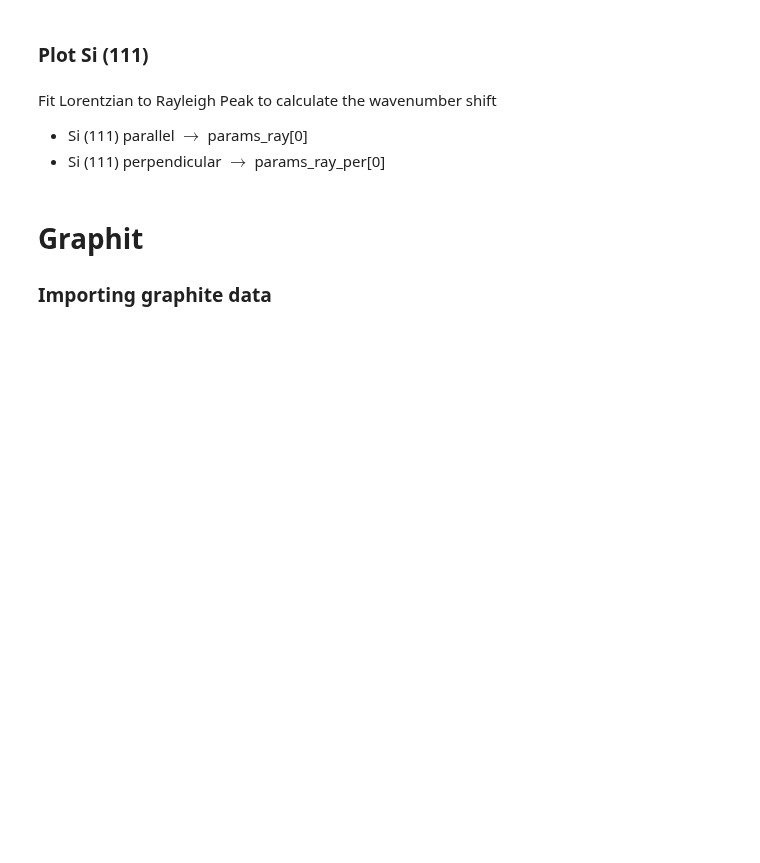
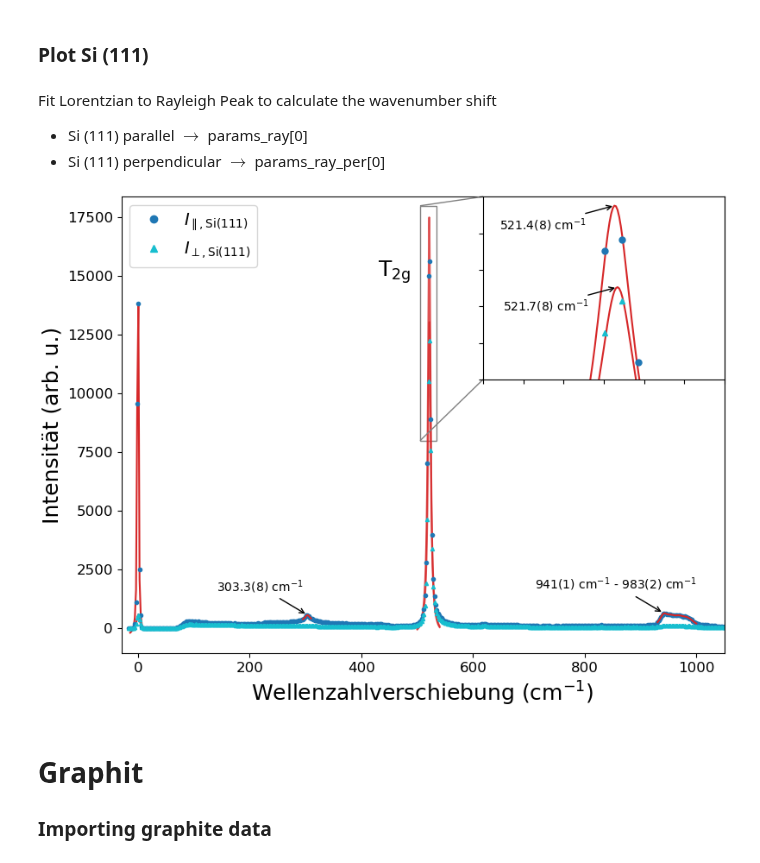
Before and after one commit to phoenixtoash/P60_Auswertung, a Jupyter notebook: notebook.ipynb, the cells around one changed output. Saved outputs shown, nothing was run; the diff lists cells and outputs as text; code cells hidden in the pictures; blank space fills up the shorter version.

Commit message:
t2g text

```diff
--- a/notebook.ipynb
+++ b/notebook.ipynb
@@ -805,33 +805,40 @@ axins.plot(df_si111_perpendicular['Wavenumber_shifted'], df_si111_perpendicular[
 
 
 # Set zoomed region (e.g., around 505-535 cm^-1)
 axins.set_xlim(505, 535)
 axins.set_ylim(8000, 18000)
 
 # Remove tick labels for clarity
 axins.set_xticklabels([])
 axins.set_yticklabels([])
 
 # Mark the region on the main plot
 mark_inset(ax, axins, loc1=2, loc2=3, fc="none", ec="0.5")
 
 
 # Inset Annotations
 # 521 1/cm parallel inset
 axins.annotate(text=f'{params_as_par[0]:.1f}({sum_of_errors([params_as_par_error[0], wavenumber_error])*10:.0f})' + r' $cm^{-1}$',
             xy= (params_as_par[0], params_as_par[2] + params_as_par[-1]),
             xytext=(-60,-20), **annotate_params)
 
 
 # 522 1/cm perpendicular inset
 axins.annotate(text=f'{params_as_per[0]:.1f}({sum_of_errors([params_as_per_error[0], wavenumber_error])*10:.0f})' + r' $cm^{-1}$',
             xy= (params_as_per[0], params_as_per[2] + params_as_per[-1]),
             xytext=(-60,-20), **annotate_params)
 
 
+# text in inset
+#axins.text(527, 15000, r'$T_{2g}$', fontsize=16)
+ax.text(430, 15000, r'$T_{2g}$', fontsize=18)
+
+
 
 fig.savefig(r'C:\Fortgeschrittenenpraktikum\P60\Auswertung\Bilder\si111_intensity_wavenumber.pdf', dpi=300)
 #fig.savefig(r'C:\Fortgeschrittenenpraktikum\P60\Auswertung\Bilder\si111_intensity_wavenumber_secondorder.pdf', dpi=300)
+# %% [output]
+[figure, added]
 # %%
 # Visualizing Si (111) second order peak
 
```
Also changed, not shown: 3 other files.
